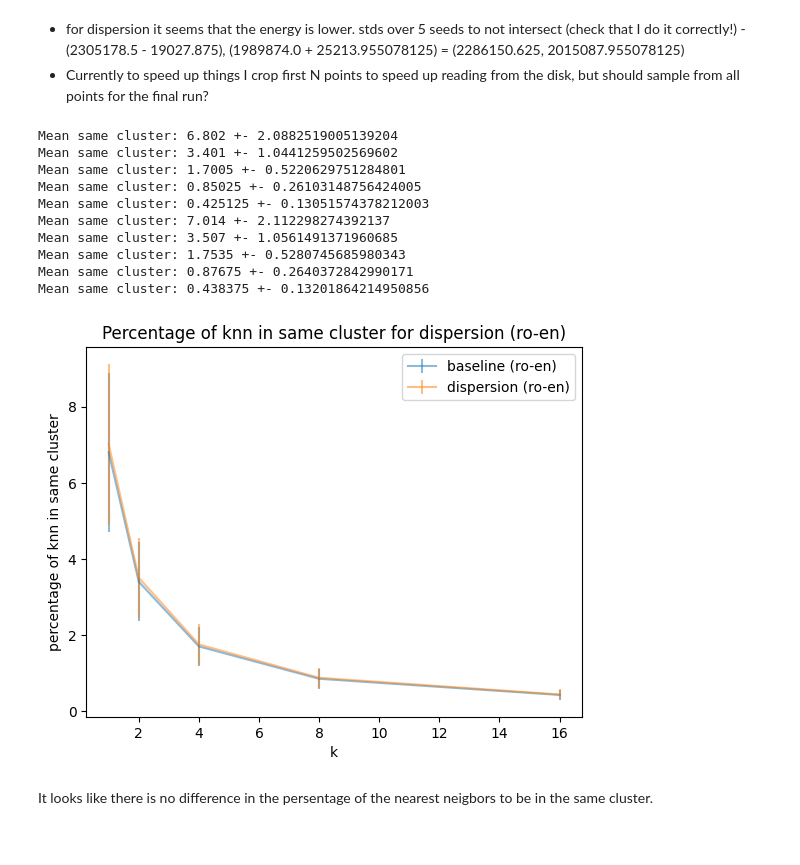
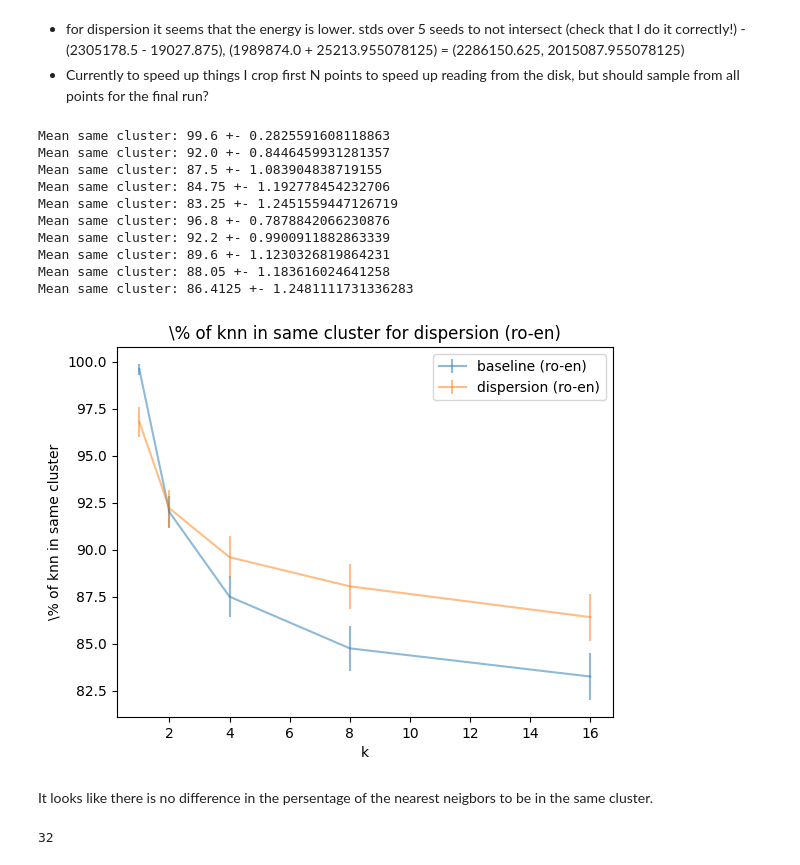
Before and after one commit to afeena/cdgm_textgen, a Jupyter notebook: sergey/analysis.ipynb, the cells around one changed output. Drawn from its saved outputs; the diff is of its cells as text; code cells hidden in the pictures.

```diff
--- a/sergey/analysis.ipynb
+++ b/sergey/analysis.ipynb
@@ -186,6 +187,8 @@ Dispersion total kmeans energy: 1989874.0 +- 25213.955078125
 - for dispersion it seems that the energy is lower. stds over 5 seeds to not intersect (check that I do it correctly!) - (2305178.5 - 19027.875), (1989874.0 + 25213.955078125) = (2286150.625, 2015087.955078125)
 - Currently to speed up things I crop first N points to speed up reading from the disk, but should sample from all points for the final run?
 # %%
+
+
 def extract_k_neighbors(embedding, k_neignbors=8, n_crop=100000, n_sample=1000, seed=0) -> Tuple[np.ndarray, np.ndarray]:
     """Return:
     List of (D, I) for sampled vector in the dataset
@@ -203,65 +206,75 @@ def extract_k_neighbors(embedding, k_neignbors=8, n_crop=100000, n_sample=1000,
     return keys, D, I
 
 
-
 def same_knn_cluster(embedding, k_neignbors=8, n_crop=100000, n_sample=1000, seed=0) -> np.ndarray:
     # For every point, what % of its k nearest neighbors lie in the same cluster as the point (fix k to be what is used in decoding)
     # extract k neighbors and their cluster ids
-    keys, knn_d, knn_i = extract_k_neighbors(embedding, k_neignbors=8, n_crop=n_crop, n_sample=n_sample, seed=seed)
+    keys, knn_d, knn_i = extract_k_neighbors(embedding, k_neignbors=k_neignbors, n_crop=n_crop, n_sample=n_sample, seed=seed)
     cluster_d, cluster_i = embedding.knn_index.quantizer.search(keys, k=1) # (n_first, 1), (n_first, 1)
 
     # get embeddings of knns
     knn_keys = embedding.keys[knn_i]
     flat_knn_keys = knn_keys.reshape(-1, knn_keys.shape[-1])
 
     knn_cluster_d, knn_cluster_i = embedding.knn_index.quantizer.search(flat_knn_keys, k=1) # (n_first, 1), (n_first, 1)
     knn_cluster_d = knn_cluster_d.reshape(knn_i.shape)
     knn_cluster_i = knn_cluster_i.reshape(knn_i.shape)
 
     # compare cluster_i vs knn_cluster_i
     matched_clusters = knn_cluster_i == cluster_i
     # calculate the percentage of knn that are in the same cluster
-    same_cluster = np.sum(matched_clusters, axis=1) / k_neignbors
+    same_cluster = np.sum(matched_clusters, axis=1) / k_neignbors * 100
     # calculate the mean and std
     mean = np.mean(same_cluster)
-    std = np.std(same_cluster)
+    std = sp.stats.sem(same_cluster)
     print("Mean same cluster: {} +- {}".format(mean, std))
     return (mean, std)
 
 
-def plot_same_knn_cluster(ax, embedding, n_crop=100000, n_sample=1000, seed=0):
-    # extract k
-    means = []
-    stds = []
-    ks = []
-    for k in (1, 2, 4, 8, 16):
-        (mean, std) = same_knn_cluster(embedding, k_neignbors=k, n_crop=n_crop, n_sample=n_sample, seed=seed)
-        means.append(mean)
-        stds.append(std)
-        ks.append(k)
-    # plot the means and stds
-    ax.errorbar(ks, means, yerr=stds, label=embedding.name, alpha=0.5)
-    ax.set_xlabel('k')
-    ax.set_ylabel('percentage of knn in same cluster')
-    ax.set_title(f'Percentage of knn in same cluster for {embedding.name}')
-    ax.legend()
+def plot_same_knn_cluster(ax, embedding, n_crop=100000, n_sample=1000, seed=0, nprobe=32):
+    original_nprobe = embedding.knn_index.nprobe
+    embedding.knn_index.nprobe = nprobe
+    try:
+        # extract k
+        means = []
+        stds = []
+        ks = []
+        for k in (1, 2, 4, 8, 16):
+            (mean, std) = same_knn_cluster(embedding, k_neignbors=k, n_crop=n_crop, n_sample=n_sample, seed=seed)
+            means.append(mean)
+            stds.append(std)
+            ks.append(k)
+        # plot the means and stds
+        ax.errorbar(ks, means, yerr=stds, label=embedding.name, alpha=0.5)
+        ax.set_xlabel('k')
+        ax.set_ylabel(f'\% of knn in same cluster')
+        ax.set_title(f'\% of knn in same cluster for {embedding.name}')
+        ax.legend()
+    finally:
+        # reset nprobe
+        embedding.knn_index.nprobe = original_nprobe
 
+    assert embedding.knn_index.nprobe == original_nprobe
 
 fig, ax = plt.subplots()
-plot_same_knn_cluster(ax, baseline, n_crop=1000000, n_sample=1000, seed=0)
-plot_same_knn_cluster(ax, dispersion, n_crop=1000000, n_sample=1000, seed=0)
+plot_same_knn_cluster(ax, baseline, n_crop=1000000, n_sample=500, seed=0, nprobe=32)
+plot_same_knn_cluster(ax, dispersion, n_crop=1000000, n_sample=500, seed=0, nprobe=32)
 plt.show()
 # %% [output]
-Mean same cluster: 6.802 +- 2.0882519005139204
-Mean same cluster: 3.401 +- 1.0441259502569602
-Mean same cluster: 1.7005 +- 0.5220629751284801
-Mean same cluster: 0.85025 +- 0.26103148756424005
-Mean same cluster: 0.425125 +- 0.13051574378212003
-Mean same cluster: 7.014 +- 2.112298274392137
-Mean same cluster: 3.507 +- 1.0561491371960685
-Mean same cluster: 1.7535 +- 0.5280745685980343
-Mean same cluster: 0.87675 +- 0.2640372842990171
-Mean same cluster: 0.438375 +- 0.13201864214950856
+Mean same cluster: 99.6 +- 0.2825591608118863
+Mean same cluster: 92.0 +- 0.8446459931281357
+Mean same cluster: 87.5 +- 1.083904838719155
+Mean same cluster: 84.75 +- 1.192778454232706
+Mean same cluster: 83.25 +- 1.2451559447126719
+Mean same cluster: 96.8 +- 0.7878842066230876
+Mean same cluster: 92.2 +- 0.9900911882863339
+Mean same cluster: 89.6 +- 1.1230326819864231
+Mean same cluster: 88.05 +- 1.183616024641258
+Mean same cluster: 86.4125 +- 1.2481111731336283
-[figure, old version]
+[figure, new version]
 # %% [markdown]
 It looks like there is no difference in the persentage of the nearest neigbors to be in the same cluster.
+# %%
+baseline.knn_index.nprobe
+# %% [output]
+32
```
Also changed, not shown: parts of 2 cells of this notebook.
